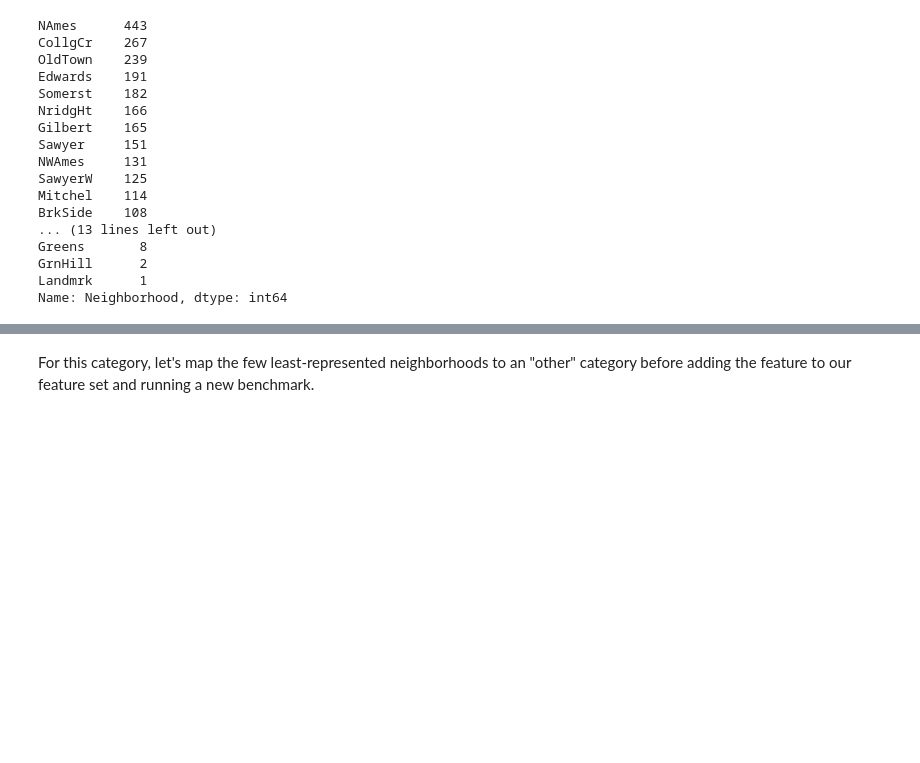
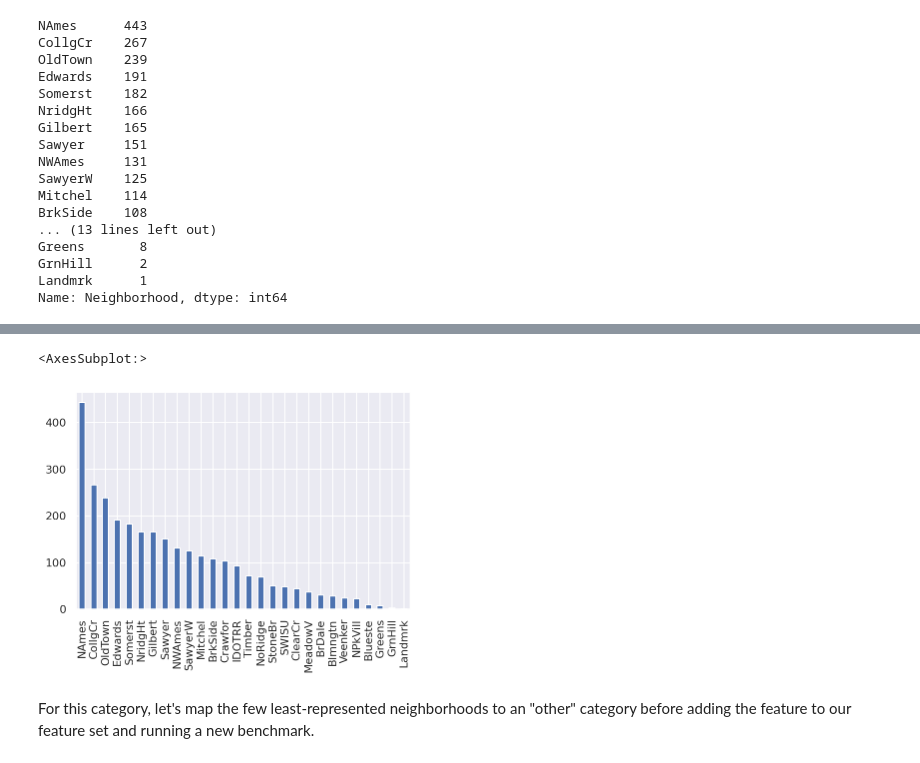
Before and after one commit to azminewasi/IBM-Machine-Learning, a Jupyter notebook: tutorial-feature-engineering-with-polynomials.ipynb, the cells around one changed output, grey strips where cells are left out. Cells and saved outputs as stored; diff of their text form; code cells hidden in the pictures; blank space fills up the shorter version.

```diff
--- a/tutorial-feature-engineering-with-polynomials.ipynb
+++ b/tutorial-feature-engineering-with-polynomials.ipynb
@@ -463,3 +471,8 @@ Name: Neighborhood, dtype: int64
+# %%
+nbh_counts.plot(kind='bar')
+# %% [output]
+<AxesSubplot:>
+[figure, added]
 # %% [markdown]
 For this category, let's map the few least-represented neighborhoods to an "other" category before adding the feature to our feature set and running a new benchmark.
 # %%
```
Also changed, not shown: parts of 5 cells of this notebook.
